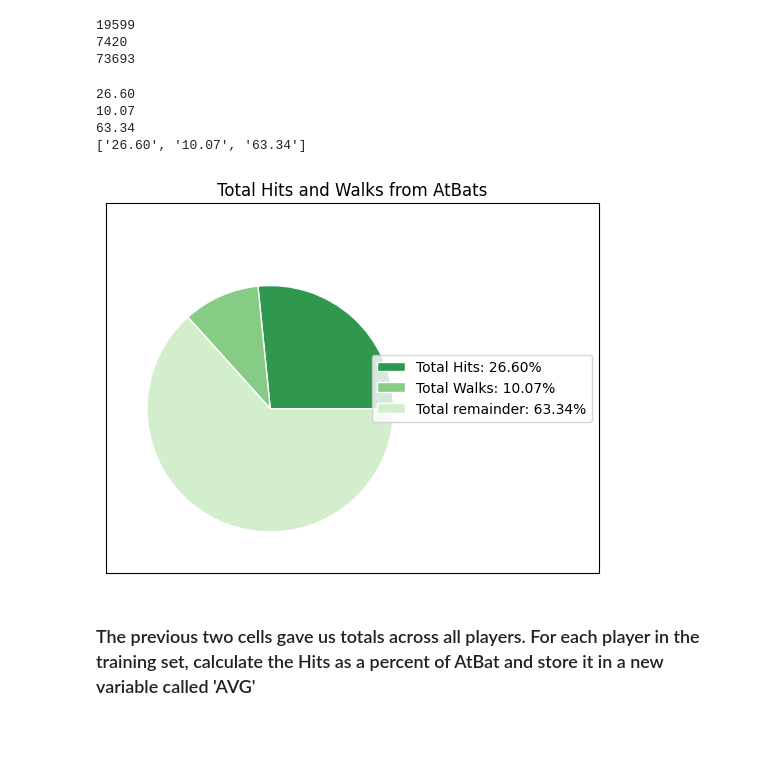
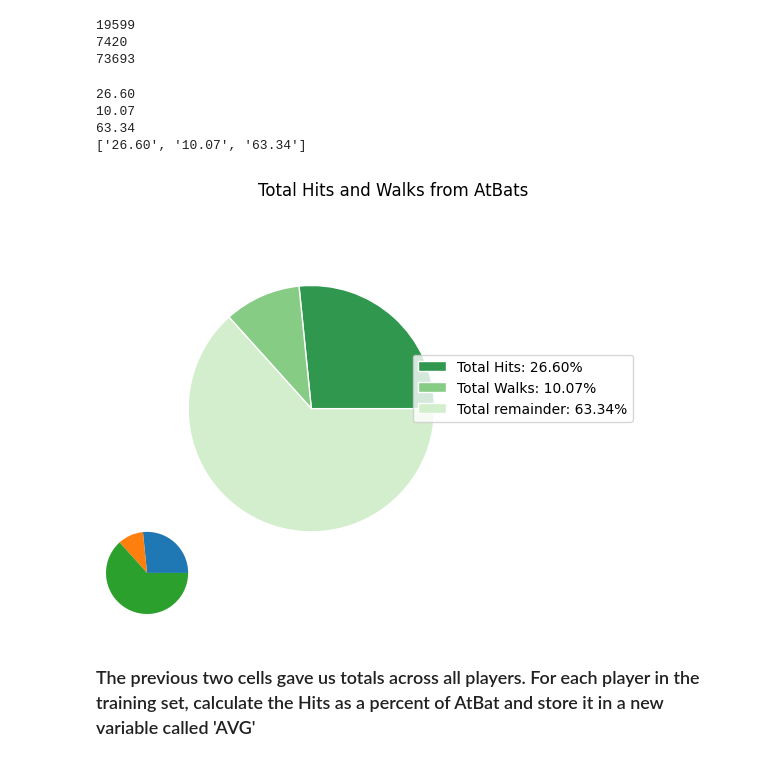
Before and after one commit to shuajo-267/code_2600, a Jupyter notebook: mod03_eda.ipynb, the cells around one changed output. Drawn from its saved outputs; the diff is of its cells as text; code cells hidden in the pictures; blank space fills up the shorter version.

```diff
--- a/mod03_eda.ipynb
+++ b/mod03_eda.ipynb
@@ -214,6 +214,7 @@ total_at_bats = Train['AtBat'].sum()
 total_remainder = total_at_bats - total_hits - total_walks
 
 totals = [total_hits, total_walks, total_remainder]
+Totals = totals
 
 percent_labels = []
 percent_values = []
@@ -227,34 +228,36 @@ for total in totals:
 print(percent_labels)
 
 types = [f"Total Hits: {percent_labels[0]}%", f"Total Walks: {percent_labels[1]}%", f"Total remainder: {percent_labels[2]}%"]
 
 # Define a range of colors
 colors = plt.get_cmap('Greens')(np.linspace(0.7, 0.2, len(percent_labels)))
 
 # Create a figure and axes
 fig, ax = plt.subplots()
 
 # Create the pie chart
 ax.pie(percent_values, colors=colors, radius=3, center=(4, 4),
        wedgeprops={"linewidth": 1, "edgecolor": "white"}, frame=True)
 
+ax.pie(Totals)
+
 # Include a legend
 ax.legend(types, loc="right")
 
 # Adjust the axes
 ax.set(xlim=(0, 12), xticks=np.arange(1, 8),
        ylim=(0, 9), yticks=np.arange(1, 8))
 ax.tick_params(left = False, labelleft = False,
                bottom = False, labelbottom = False)
 ax.set(title="Total Hits and Walks from AtBats")
 
 plt.show()
 # %% [output]
 26.60
 10.07
 63.34
 ['26.60', '10.07', '63.34']
-[figure, old version]
+[figure, new version]
 # %% [markdown]
 ### The previous two cells gave us totals across all players. For each player in the training set, calculate the Hits as a percent of AtBat and store it in a new variable called 'AVG'
 # %%
```
Also changed, not shown: parts of 2 cells of this notebook.
